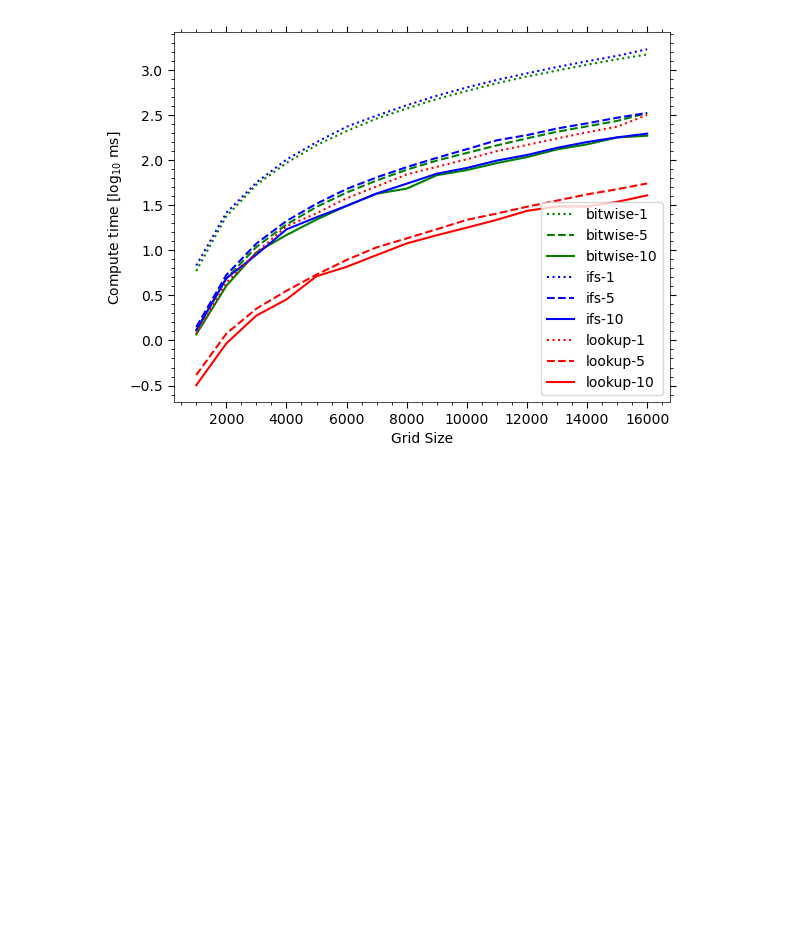
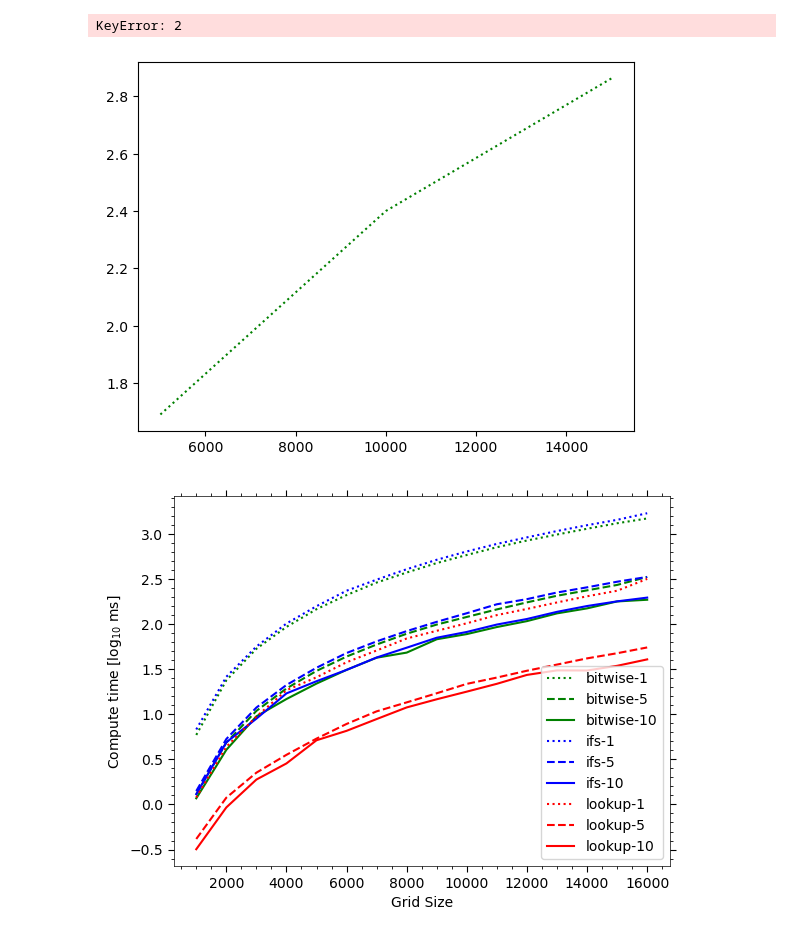
Before and after one commit to adnansiddiquei/conways_game_of_life, a Jupyter notebook: src/plotting/plots.ipynb, the cells around one changed output. Saved outputs shown, nothing was run; the diff lists cells and outputs as text; code cells hidden in the pictures; blank space fills up the shorter version.

```diff
--- a/src/plotting/plots.ipynb
+++ b/src/plotting/plots.ipynb
@@ -47,3 +70,45 @@ plt.savefig('convolutions.png', bbox_inches='tight')
+# %%
+conv_df = pd.read_csv('simpleio_convolution.csv')
+conv_df = conv_df.groupby(['method', 'num_threads', 'grid_size']).mean().reset_index()
+conv_df
+
+fig, ax = plt.subplots()
+
+conv_df['duration'] = np.log10(conv_df['duration'])
+
+for grid_size in conv_df['grid_size'].unique():
+    subset = conv_df[(conv_df['grid_size'] == grid_size)]
+
+    colors = {
+        5000: 'reg',
+        10000: 'green',
+        15000: 'blue',
+    }
+
+    m = {
+        'simple_convolve': 'Simple',
+        'separable_convolution': 'Separable',
+        'separable_convolution_T': 'SeparableT',
+        'simple_inner_outer': 'SimpleIO'
+    }
+
+    ls = {
+        1: ':',
+        5: '--',
+        10: '-'
+    }
+
+    plt.plot(subset['num_threads'], subset['duration'], c=colors[method], label=f'{grid_size={grid_size}}')
+
+plt.xlabel('OMP_NUM_THREADS')
+plt.ylabel('Compute time [log$_{10}$ ms]')
+plt.legend()
+format_axes(ax)
+
+# plt.savefig('simpleio.png', bbox_inches='tight')
+# %% [output]
+KeyError: 2
+[figure, added]
 # %%
 trans_df = pd.read_csv('transitions.csv')
 trans_df = trans_df.groupby(['method', 'num_threads', 'grid_size']).mean().reset_index()
```
Also changed, not shown: parts of 3 cells of this notebook, 12 other files.
